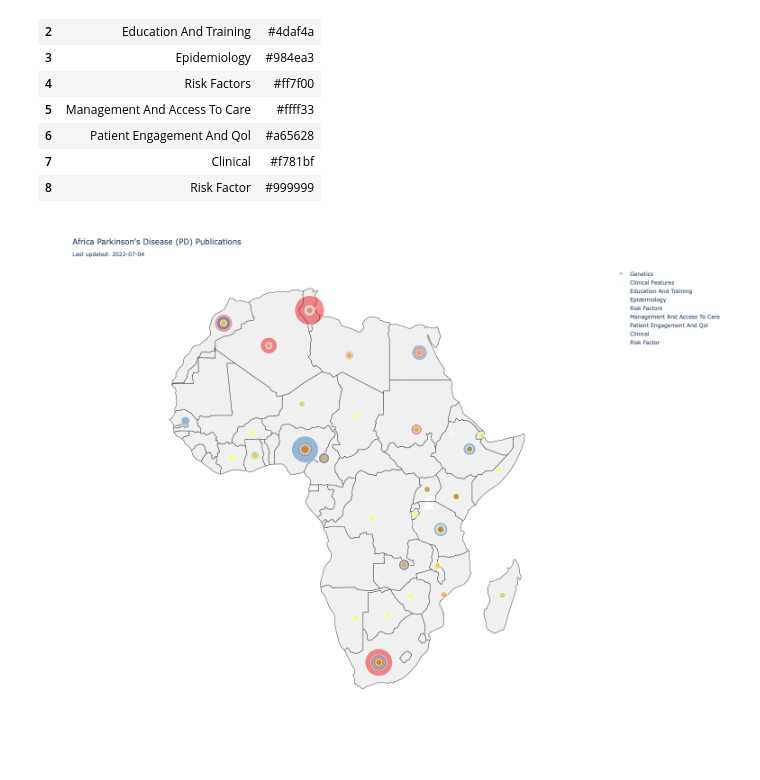
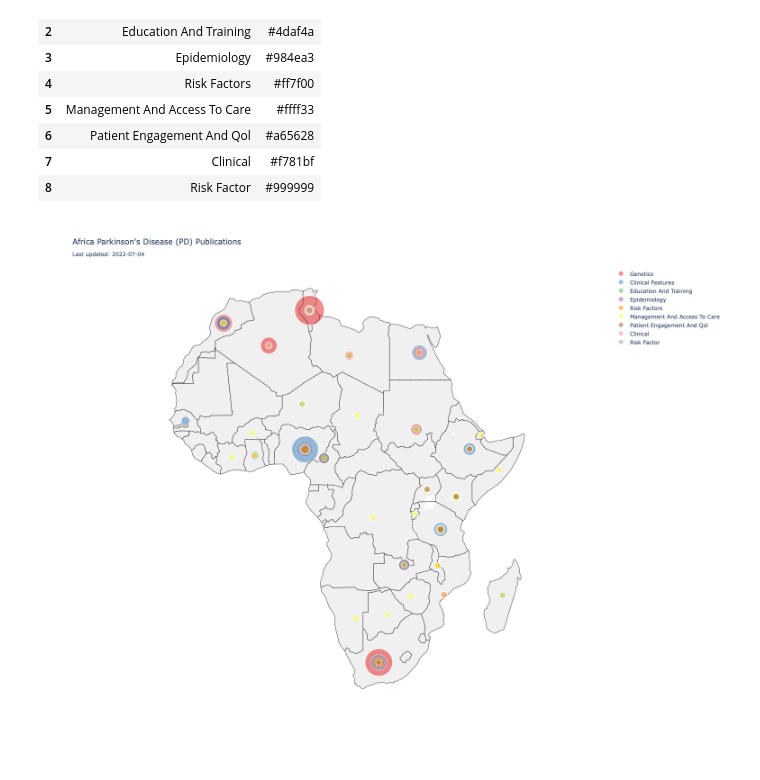
Before and after one commit to ahmedmoustafa/AfricaPD, a Jupyter notebook: AfricaPD.ipynb, the cells around one changed output. Drawn from its saved outputs; the diff is of its cells as text; code cells hidden in the pictures.

```diff
--- a/AfricaPD.ipynb
+++ b/AfricaPD.ipynb
@@ -112,35 +112,35 @@ for i in range(len(groups2)):
         text = sub['name'],
         marker = dict(
             size = sub['count'],
             color = color,
             # line_color = 'rgb(40,40,40)',
             line_color = 'rgb(255,255,255)',
             line_width = 2,  # 0.5,
             sizemode = 'area',
             opacity = 0.5,
             sizeref = 0.01
             # sizeref = 0.05
         ),
         name = theme))
 
 fig.update_layout(
         title_text = "Africa Parkinson's Disease (PD) Publications<br><sub>Last updated: " + str(date.today()) + "</sub>",
         showlegend = True,
-    legend= {'itemsizing': 'constant'}
+        legend = {'itemsizing': 'constant'},
         geo = dict(
             scope = 'africa',
             landcolor = 'rgb(240, 240, 240)',
 #            landcolor = 'rgb(217, 217, 217)',
         ),
 
         autosize=False,
         width = 800,
         height = 1200
     )
 
 fig.show()
 # %% [output]
-[figure, old version]
+[figure, new version]
 # %%
 fig.write_image("figures/AfricaPDpublications.pdf")
 # %%
```
Also changed, not shown: 1 other file.
